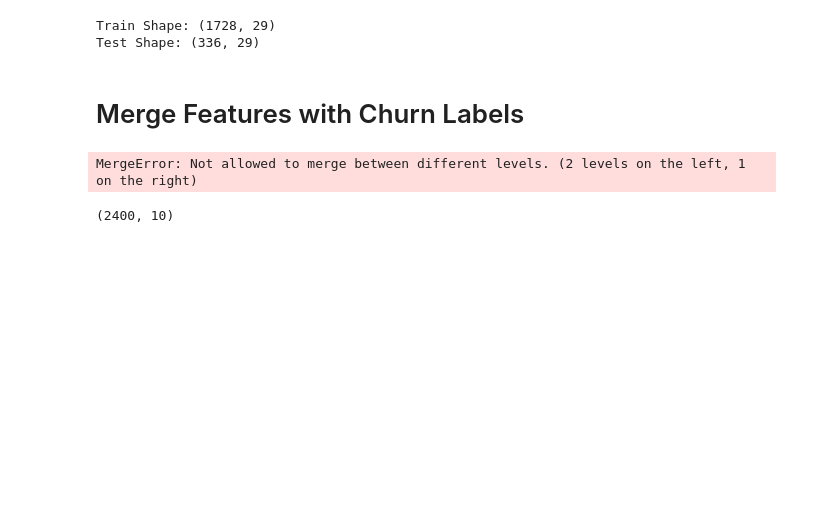
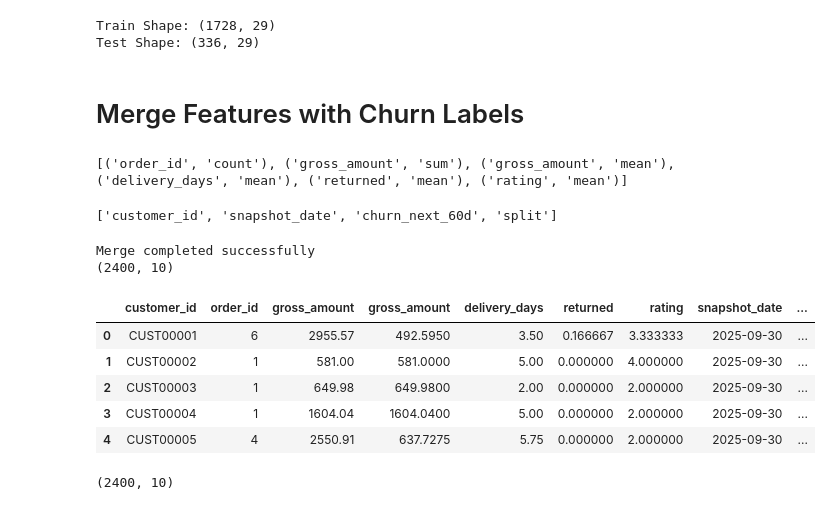
Before and after one commit to GuDLish/d2c-churn-model, a Jupyter notebook: churn_model.ipynb, the cells around one changed output. Saved outputs shown, nothing was run; the diff lists cells and outputs as text; code cells hidden in the pictures; blank space fills up the shorter version.

Commit message:
file error fixed

```diff
--- a/churn_model.ipynb
+++ b/churn_model.ipynb
@@ -200,20 +200,41 @@ Train Shape: (1728, 29)
 Test Shape: (336, 29)
 # %% [markdown]
 # Merge Features with Churn Labels
-# %%
-model_data = customer_features.merge(
-
-    churn_labels,
-
-    on='customer_id',
-
-    how='left'
-
-)
-
-model_data.head()
-# %% [output]
-MergeError: Not allowed to merge between different levels. (2 levels on the left, 1 on the right)
+# %%
+print(customer_features.columns.tolist())
+# %% [output]
+[('order_id', 'count'), ('gross_amount', 'sum'), ('gross_amount', 'mean'), ('delivery_days', 'mean'), ('returned', 'mean'), ('rating', 'mean')]
+# %%
+print(churn_labels.columns.tolist())
+# %% [output]
+['customer_id', 'snapshot_date', 'churn_next_60d', 'split']
+# %%
+model_data = pd.merge(
+
+    customer_features,
+
+    churn_labels,
+
+    on='customer_id',
+
+    how='left'
+
+)
+
+print("Merge completed successfully")
+
+print(model_data.shape)
+
+model_data.head()
+# %% [output]
+Merge completed successfully
+(2400, 10)
+|  | customer_id | order_id | gross_amount | gross_amount | delivery_days | returned | rating | snapshot_date | ... |
+| 0 | CUST00001 | 6 | 2955.57 | 492.5950 | 3.50 | 0.166667 | 3.333333 | 2025-09-30 | ... |
+| 1 | CUST00002 | 1 | 581.00 | 581.0000 | 5.00 | 0.000000 | 4.000000 | 2025-09-30 | ... |
+| 2 | CUST00003 | 1 | 649.98 | 649.9800 | 2.00 | 0.000000 | 2.000000 | 2025-09-30 | ... |
+| 3 | CUST00004 | 1 | 1604.04 | 1604.0400 | 5.00 | 0.000000 | 2.000000 | 2025-09-30 | ... |
+| 4 | CUST00005 | 4 | 2550.91 | 637.7275 | 5.75 | 0.000000 | 2.000000 | 2025-09-30 | ... |
 # %%
 # Dataset Shape
 
```
